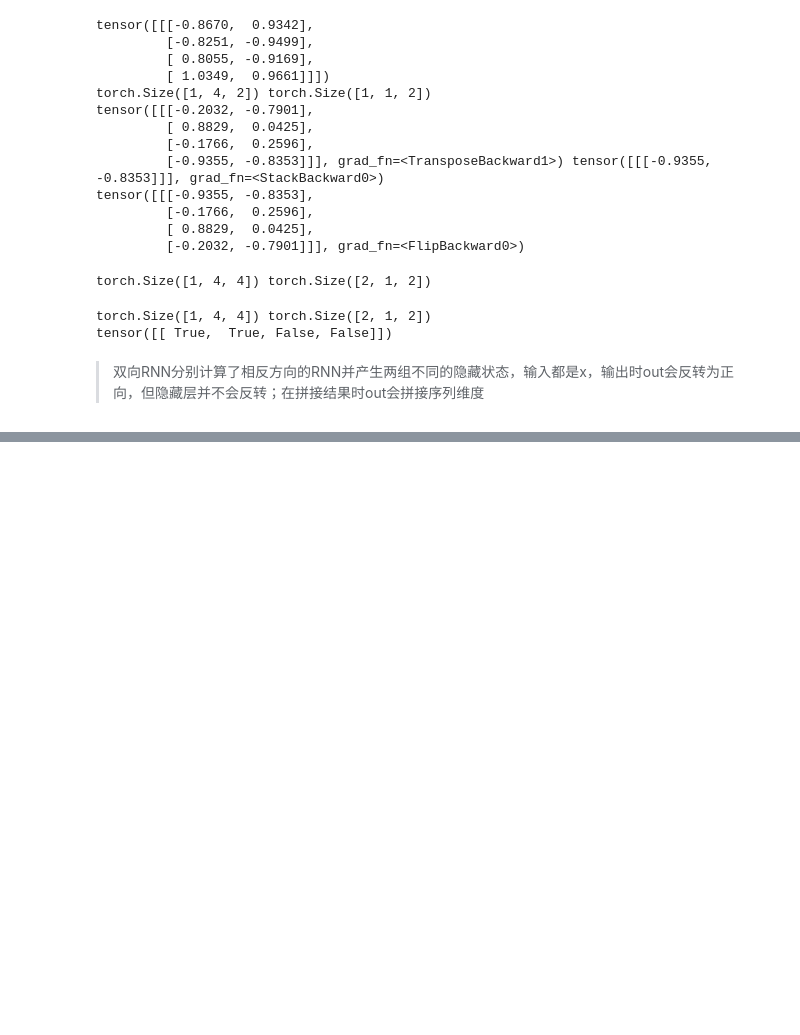
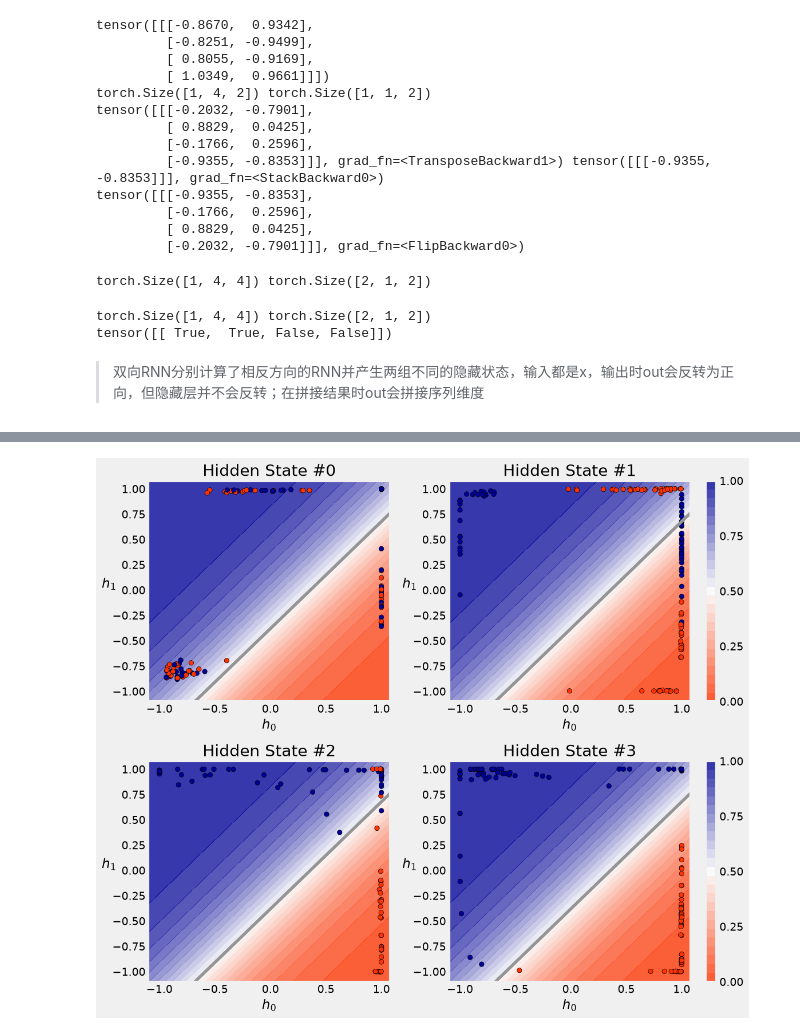
Before and after one commit to jhonprice/PyTorchStepByStep, a Jupyter notebook: Ch08Test.ipynb, the cells around one changed output, grey strips where cells are left out. Drawn from its saved outputs; the diff is of its cells as text; code cells hidden in the pictures; blank space fills up the shorter version.

```diff
--- a/Ch08Test.ipynb
+++ b/Ch08Test.ipynb
@@ -574,0 +772,25 @@ tensor([[ True,  True, False, False]])
+# %%
+# 程序8-8-4: 可视化隐藏状态随时间的演化
+
+# hidden_states_contour 内部流程:
+#   2×2 子图布局, 分别对应4个时间步 (Hidden State #0 ~ #3)
+#   每个子图i中:
+#     - 将全部128个训练样本的前i+1个点(部分序列)送入model
+#     - 取 model.hidden 在当前时间步的值作为散点坐标
+#     - 背景等高线: classifier对隐藏空间中各点的概率预测
+#       红色区域→预测顺时针, 蓝色区域→预测逆时针
+#     - 散点颜色: 该样本的真实方向(红色=顺时针, 蓝色=逆时针)
+#
+# 图中解读(从左到右, 从上到下):
+#   Hidden State #0: 只看了第1个点, 信息最少, 两类样本混杂在一起
+#   Hidden State #1: 看了2个点, 开始出现一定的分离趋势
+#   Hidden State #2: 看了3个点, 两类样本逐渐分离
+#   Hidden State #3: 看完4个点的完整序列, 两类样本基本分开
+#
+# 设计意图: 展示信息在RNN隐藏状态中逐步累积的过程,
+#         越往后两类样本在隐藏空间中分离得越清晰,
+#         说明RNN确实在逐步"理解"序列的方向
+
+fig = hidden_states_contour(model, points, directions)
+# %% [output]
+[figure, added]
```
Also changed, not shown: parts of 28 cells of this notebook.
